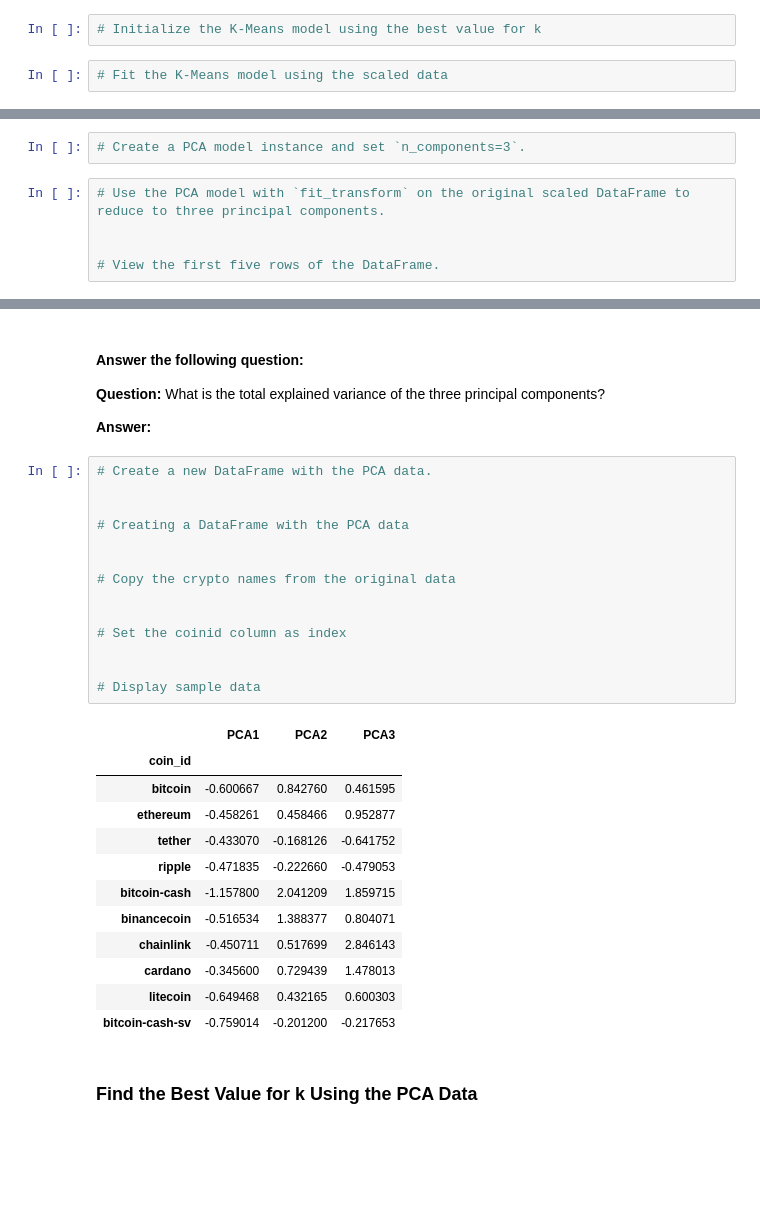
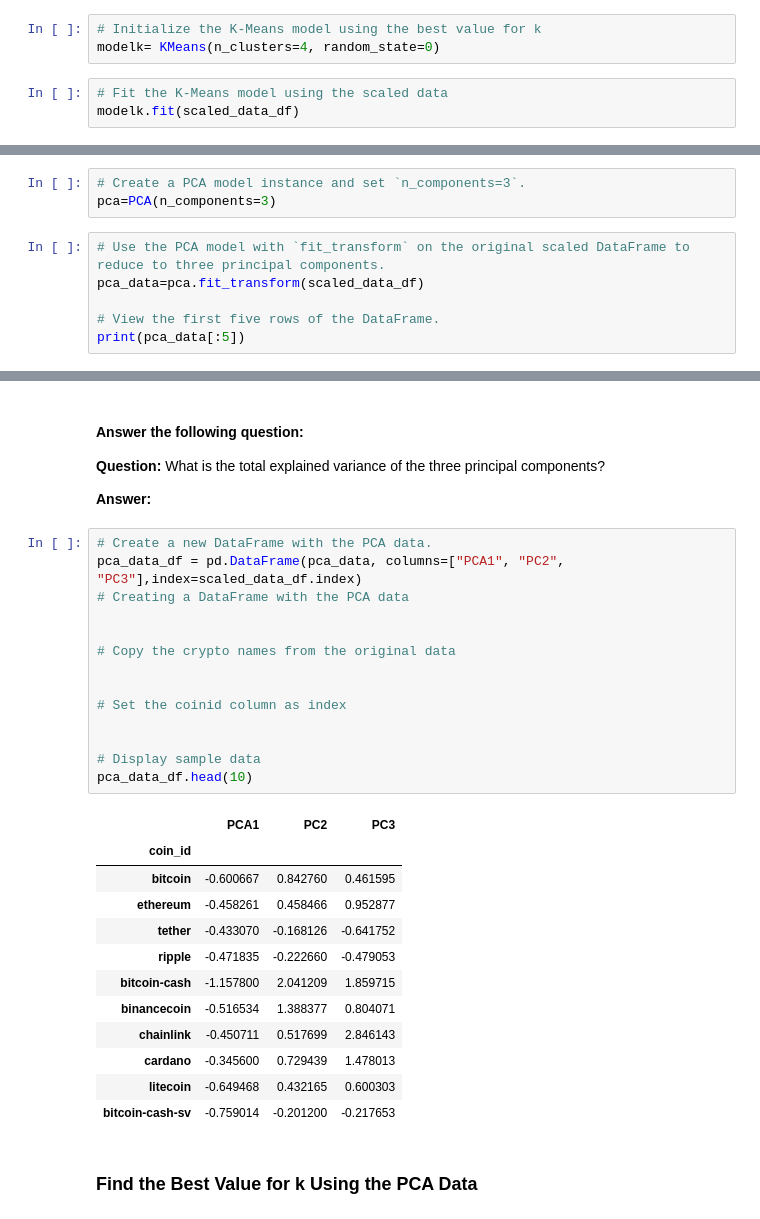
Before and after one commit to edsalashub/CryptoClustering, a Jupyter notebook: Crypto_Clustering_starter_code.ipynb, the cells around one changed output, grey strips where cells are left out. Saved outputs shown, nothing was run; the diff lists cells and outputs as text; blank space fills up the shorter version.

```diff
--- a/Crypto_Clustering_starter_code.ipynb
+++ b/Crypto_Clustering_starter_code.ipynb
@@ -135,5 +139,7 @@ df_elbow
 ### Cluster Cryptocurrencies with K-means Using the Original Scaled Data.
 # %%
 # Initialize the K-Means model using the best value for k
+modelk= KMeans(n_clusters=4, random_state=0)
 # %%
 # Fit the K-Means model using the scaled data
+modelk.fit(scaled_data_df)
@@ -165,9 +188,11 @@ df_elbow
 ### Optimize Clusters with Principal Component Analysis.
 # %%
 # Create a PCA model instance and set `n_components=3`.
+pca=PCA(n_components=3)
 # %%
 # Use the PCA model with `fit_transform` on the original scaled DataFrame to reduce to three principal components.
-
+pca_data=pca.fit_transform(scaled_data_df)
 
 # View the first five rows of the DataFrame.
+print(pca_data[:5])
 # %% [output]
@@ -188,20 +214,20 @@ array([0.3719856 , 0.34700813, 0.17603793])
 **Answer:**
 # %%
 # Create a new DataFrame with the PCA data.
-
-
+pca_data_df = pd.DataFrame(pca_data, columns=["PCA1", "PC2", "PC3"],index=scaled_data_df.index)
 # Creating a DataFrame with the PCA data
 
 
 # Copy the crypto names from the original data
 
 
 # Set the coinid column as index
 
 
 # Display sample data
+pca_data_df.head(10)
 # %% [output]
-|  | PCA1 | PCA2 | PCA3 |
+|  | PCA1 | PC2 | PC3 |
 | coin_id |  |  |  |
 | bitcoin | -0.600667 | 0.842760 | 0.461595 |
 | ethereum | -0.458261 | 0.458466 | 0.952877 |
```
Also changed, not shown: parts of 15 cells of this notebook.
